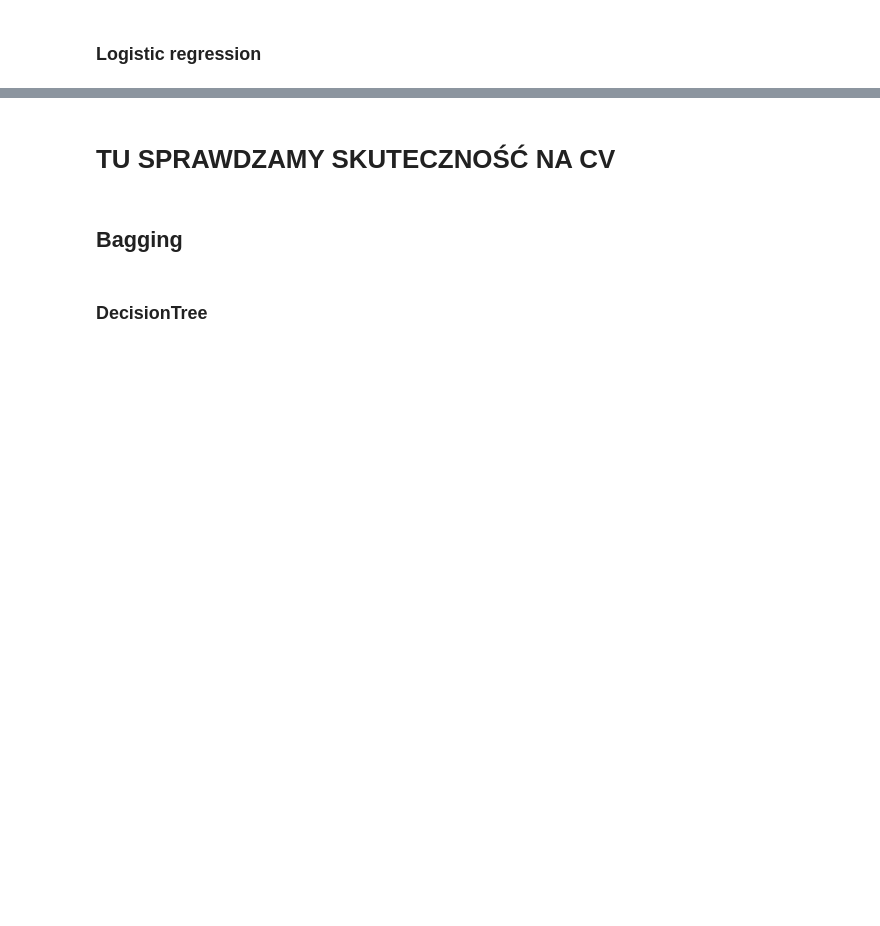
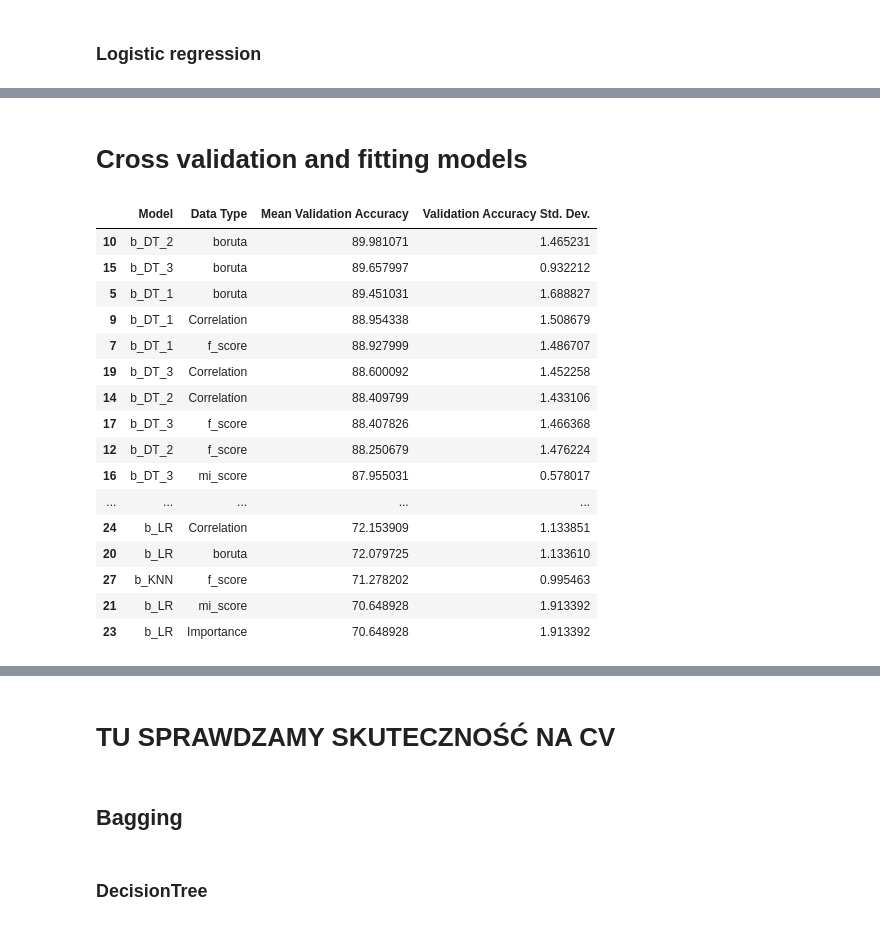
Before and after one commit to melkri/ML_classification, a Jupyter notebook: scripts/03_Models.ipynb, the cells around one changed output, grey strips where cells are left out. Cells and saved outputs as stored; diff of their text form; code cells hidden in the pictures; blank space fills up the shorter version.

Commit message:
Change cross_validation_accuracy function
Change function
Add new models

```diff
--- a/scripts/03_Models.ipynb
+++ b/scripts/03_Models.ipynb
@@ -259,0 +503,16 @@ results_LR_new
+# %%
+# definte models with best parameters, according to grid search
+model_SVC = SVC(C = 20, gamma = 1)                                                                              # f_score
+model_DT_1 = DecisionTreeClassifier(max_depth=10, min_samples_leaf=2, min_samples_split=10)                     # boruta
+model_DT_2 = DecisionTreeClassifier(criterion='entropy', max_depth=10, min_samples_leaf=4)                      # Correlation
+model_DT_3 = DecisionTreeClassifier(criterion='entropy', max_depth=10, min_samples_leaf=2, min_samples_split=5) #mi_score
+model_LR = LogisticRegression(C=100, penalty='l1', solver='saga')                                               # f_score
+model_KNN = KNeighborsClassifier(n_neighbors=10, p=1)                                                           # boruta
+# %%
+bagging_model_names = ['b_SVC', 'b_DT_1', 'b_DT_2', 'b_DT_3', 'b_LR', 'b_KNN']
+models = [model_SVC, model_DT_1, model_DT_2, model_DT_3, model_LR, model_KNN]
+# %%
+# dictinary with bagging models to use in cross_validation_accuracy function
+bagging_models = {}
+for model_name, model in zip(bagging_model_names, models):
+    bagging_models[model_name] = BaggingClassifier(model, random_state=42)
@@ -259,0 +558,4 @@ results_LR_new
+# %% [markdown]
+# Cross validation and fitting models
+# %%
+cv_results_bagging_models = cross_validation_accuracy(bagging_models, df_new, x_cols_new, y_col)
@@ -259,0 +564,20 @@ results_LR_new
+# %%
+cv_results_bagging_models.sort_values(by=['Mean Validation Accuracy'], ascending=[False])
+# %% [output]
+|  | Model | Data Type | Mean Validation Accuracy | Validation Accuracy Std. Dev. |
+| 10 | b_DT_2 | boruta | 89.981071 | 1.465231 |
+| 15 | b_DT_3 | boruta | 89.657997 | 0.932212 |
+| 5 | b_DT_1 | boruta | 89.451031 | 1.688827 |
+| 9 | b_DT_1 | Correlation | 88.954338 | 1.508679 |
+| 7 | b_DT_1 | f_score | 88.927999 | 1.486707 |
+| 19 | b_DT_3 | Correlation | 88.600092 | 1.452258 |
+| 14 | b_DT_2 | Correlation | 88.409799 | 1.433106 |
+| 17 | b_DT_3 | f_score | 88.407826 | 1.466368 |
+| 12 | b_DT_2 | f_score | 88.250679 | 1.476224 |
+| 16 | b_DT_3 | mi_score | 87.955031 | 0.578017 |
+| ... | ... | ... | ... | ... |
+| 24 | b_LR | Correlation | 72.153909 | 1.133851 |
+| 20 | b_LR | boruta | 72.079725 | 1.133610 |
+| 27 | b_KNN | f_score | 71.278202 | 0.995463 |
+| 21 | b_LR | mi_score | 70.648928 | 1.913392 |
+| 23 | b_LR | Importance | 70.648928 | 1.913392 |
```
Also changed, not shown: parts of 25 cells of this notebook.
